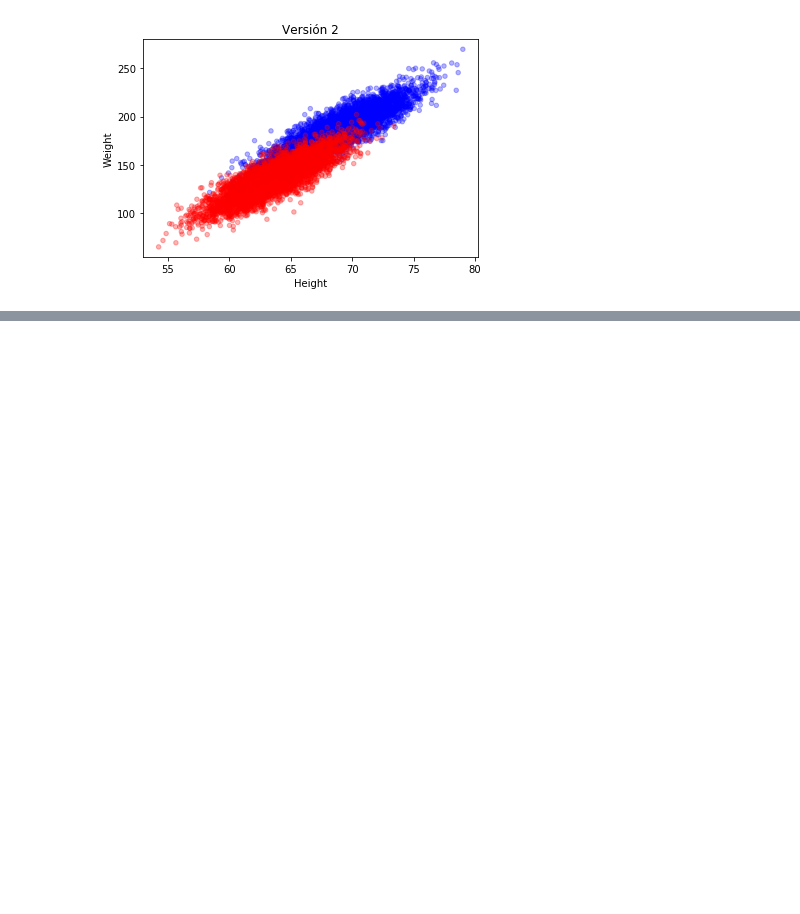
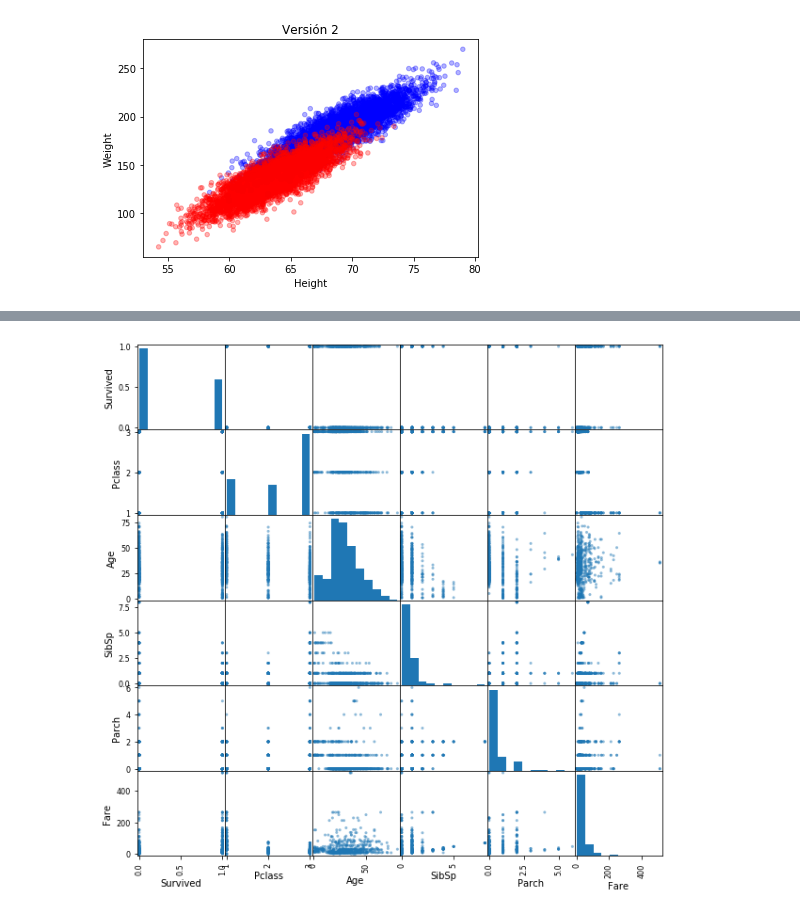
Before and after one commit to viccmedina/deep_learning, a Jupyter notebook: mis_soluciones/data/Excersice_2.ipynb, the cells around one changed output, grey strips where cells are left out. Cells and saved outputs as stored; diff of their text form; code cells hidden in the pictures; blank space fills up the shorter version.

```diff
--- a/mis_soluciones/data/Excersice_2.ipynb
+++ b/mis_soluciones/data/Excersice_2.ipynb
@@ -79,0 +138,4 @@ df.plot(kind='scatter', x='Height', y='Weight', c=df['GenderColor'], alpha=0.3,
+# %%
+df_titanic = pd.read_csv('../../data/titanic-train.csv')
+df_titanic.info()
+df_titanic.head()
@@ -79,0 +168,5 @@ df.plot(kind='scatter', x='Height', y='Weight', c=df['GenderColor'], alpha=0.3,
+# %%
+# gráfico de matriz, nos permite comparar todas las columnas
+_ = scatter_matrix(df_titanic.drop('PassengerId', axis=1), figsize=(10,10))
+# %% [output]
+[figure, added]
```
Also changed, not shown: parts of 10 cells of this notebook.
